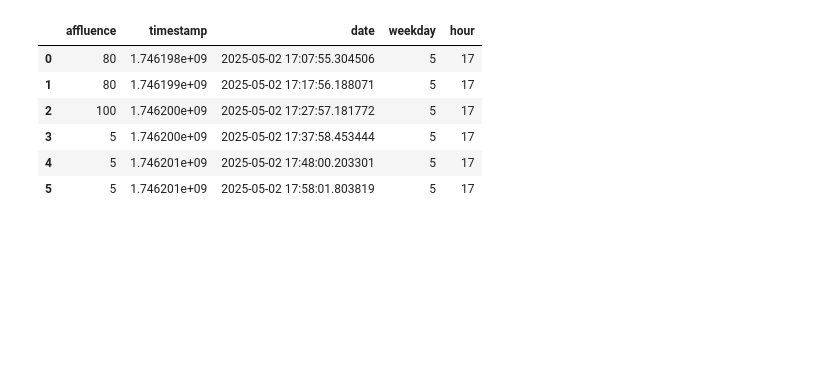
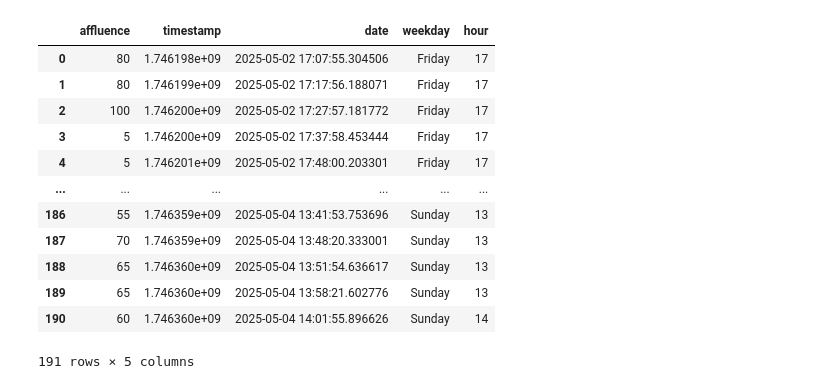
Before and after one commit to PaulLerner/affluences, a Jupyter notebook: analyze.ipynb, the cells around one changed output. Cells and saved outputs as stored; diff of their text form; code cells hidden in the pictures; blank space fills up the shorter version.

```diff
--- a/analyze.ipynb
+++ b/analyze.ipynb
@@ -10,16 +8,24 @@ data = pd.read_csv("../piscine-de-la-butte-aux-cailles.csv", header=None, names
-# %%
-data["date"] = [datetime.datetime.fromtimestamp(timestamp) for timestamp in data["timestamp"]]
-data["weekday"] = [datetime.datetime.isoweekday(date) for date in data["date"]]
-data["hour"] = [date.hour for date in data["date"]]
-data
-# %% [output]
-|  | affluence | timestamp | date | weekday | hour |
-| 0 | 80 | 1.746198e+09 | 2025-05-02 17:07:55.304506 | 5 | 17 |
-| 1 | 80 | 1.746199e+09 | 2025-05-02 17:17:56.188071 | 5 | 17 |
-| 2 | 100 | 1.746200e+09 | 2025-05-02 17:27:57.181772 | 5 | 17 |
-| 3 | 5 | 1.746200e+09 | 2025-05-02 17:37:58.453444 | 5 | 17 |
-| 4 | 5 | 1.746201e+09 | 2025-05-02 17:48:00.203301 | 5 | 17 |
-| 5 | 5 | 1.746201e+09 | 2025-05-02 17:58:01.803819 | 5 | 17 |
+# %%
+data = pd.read_csv("piscine-de-la-butte-aux-cailles.csv", header=None, names = ["affluence","timestamp"])
+
+data["date"] = [datetime.datetime.fromtimestamp(timestamp) for timestamp in data["timestamp"]]
+data["weekday"] = [date.strftime("%A") for date in data["date"]]
+data["hour"] = [date.hour for date in data["date"]]
+data
+# %% [output]
+|  | affluence | timestamp | date | weekday | hour |
+| 0 | 80 | 1.746198e+09 | 2025-05-02 17:07:55.304506 | Friday | 17 |
+| 1 | 80 | 1.746199e+09 | 2025-05-02 17:17:56.188071 | Friday | 17 |
+| 2 | 100 | 1.746200e+09 | 2025-05-02 17:27:57.181772 | Friday | 17 |
+| 3 | 5 | 1.746200e+09 | 2025-05-02 17:37:58.453444 | Friday | 17 |
+| 4 | 5 | 1.746201e+09 | 2025-05-02 17:48:00.203301 | Friday | 17 |
+| ... | ... | ... | ... | ... | ... |
+| 186 | 55 | 1.746359e+09 | 2025-05-04 13:41:53.753696 | Sunday | 13 |
+| 187 | 70 | 1.746359e+09 | 2025-05-04 13:48:20.333001 | Sunday | 13 |
+| 188 | 65 | 1.746360e+09 | 2025-05-04 13:51:54.636617 | Sunday | 13 |
+| 189 | 65 | 1.746360e+09 | 2025-05-04 13:58:21.602776 | Sunday | 13 |
+| 190 | 60 | 1.746360e+09 | 2025-05-04 14:01:55.896626 | Sunday | 14 |
+191 rows × 5 columns
 # %%
 sns.relplot(data, y="affluence", x="hour", hue="weekday", kind="line", estimator="mean")
 # %% [output]
```
Also changed, not shown: parts of 2 cells of this notebook.
